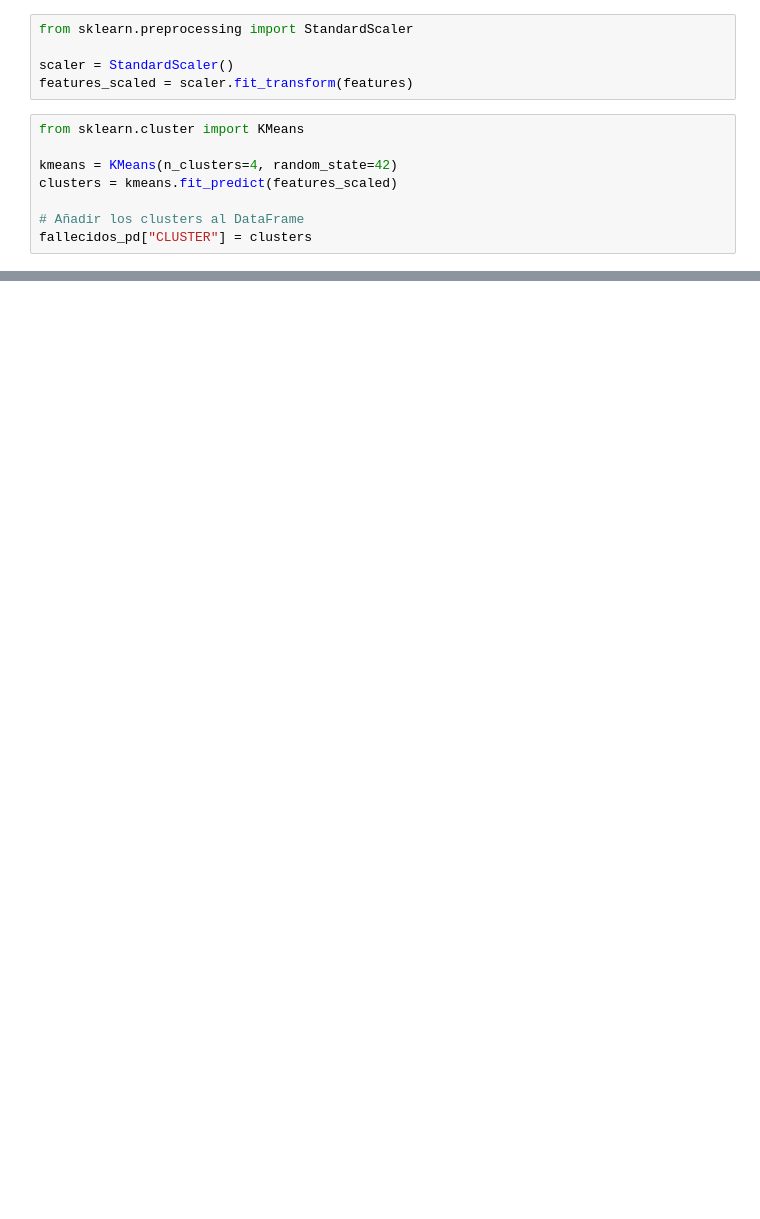
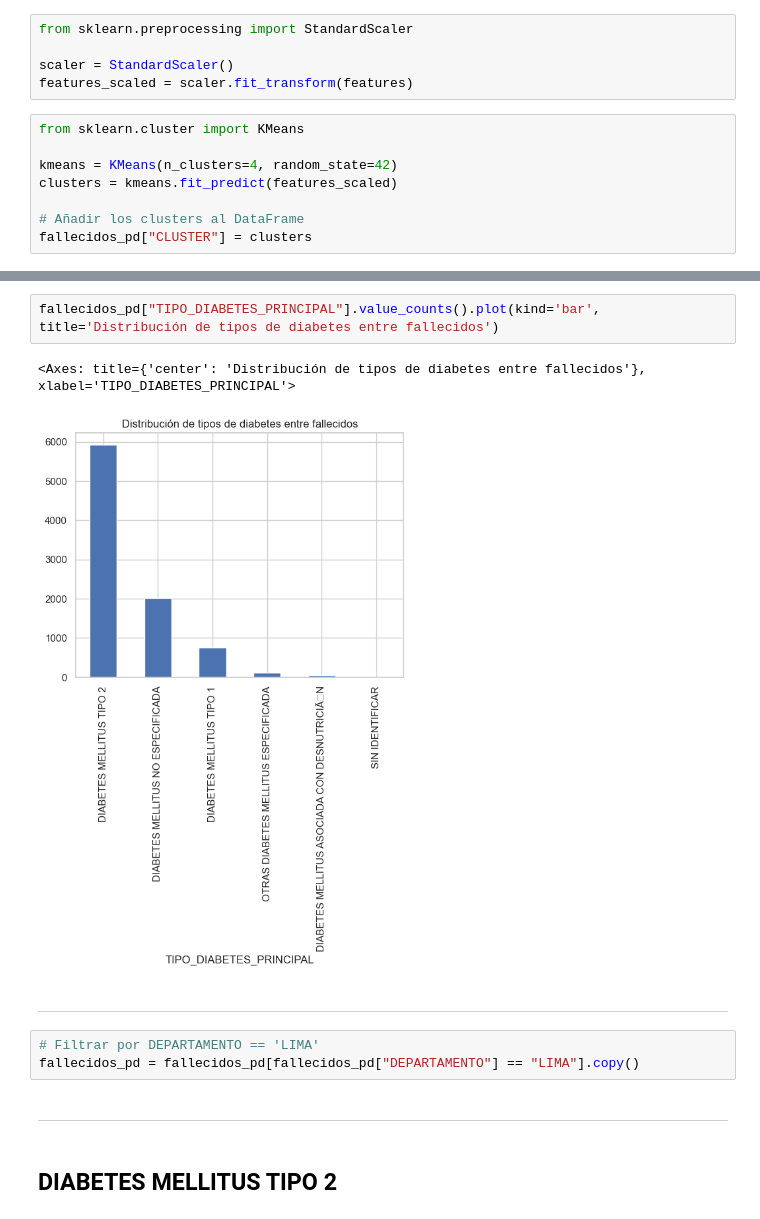
Before and after one commit to vlenix2505/Dataton_CONOVATEC, a Jupyter notebook: notebooks/model.ipynb, the cells around one changed output, grey strips where cells are left out. Saved outputs shown, nothing was run; the diff lists cells and outputs as text; blank space fills up the shorter version.

Commit message:
lima

```diff
--- a/notebooks/model.ipynb
+++ b/notebooks/model.ipynb
@@ -347,0 +440,14 @@ Passing `palette` without assigning `hue` is deprecated and will be removed in v
+# %%
+fallecidos_pd["TIPO_DIABETES_PRINCIPAL"].value_counts().plot(kind='bar', title='Distribución de tipos de diabetes entre fallecidos')
+# %% [output]
+<Axes: title={'center': 'Distribución de tipos de diabetes entre fallecidos'}, xlabel='TIPO_DIABETES_PRINCIPAL'>
+[figure, added]
+# %% [markdown]
+---
+# %%
+# Filtrar por DEPARTAMENTO == 'LIMA'
+fallecidos_pd = fallecidos_pd[fallecidos_pd["DEPARTAMENTO"] == "LIMA"].copy()
+# %% [markdown]
+---
+# %% [markdown]
+## DIABETES MELLITUS TIPO 2
```
Also changed, not shown: parts of 25 cells of this notebook, 2 other files.
